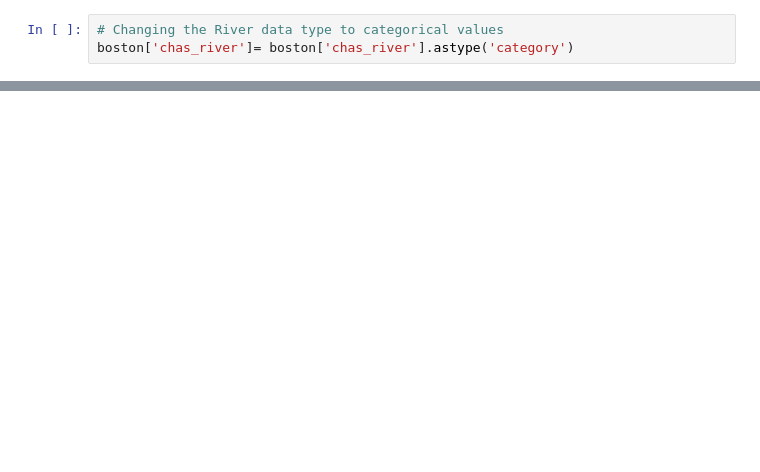
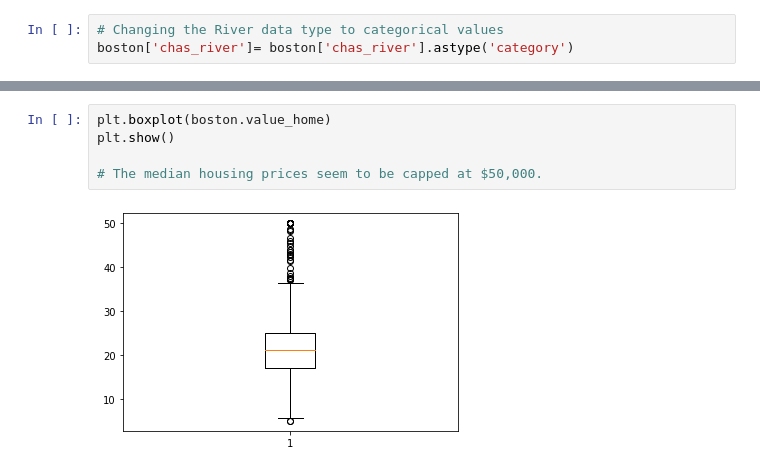
Before and after one commit to srinivasayer4/Boston-Housing-Dataset-Analysis, a Jupyter notebook: Boston Housing Regression problem.ipynb, the cells around one changed output, grey strips where cells are left out. Drawn from its saved outputs; the diff is of its cells as text; blank space fills up the shorter version.

```diff
--- a/Boston Housing Regression problem.ipynb
+++ b/Boston Housing Regression problem.ipynb
@@ -140,0 +238,7 @@ boston['chas_river']= boston['chas_river'].astype('category')
+# %%
+plt.boxplot(boston.value_home)
+plt.show()
+
+# The median housing prices seem to be capped at $50,000.
+# %% [output]
+[figure, added]
```
Also changed, not shown: parts of 17 cells of this notebook.
